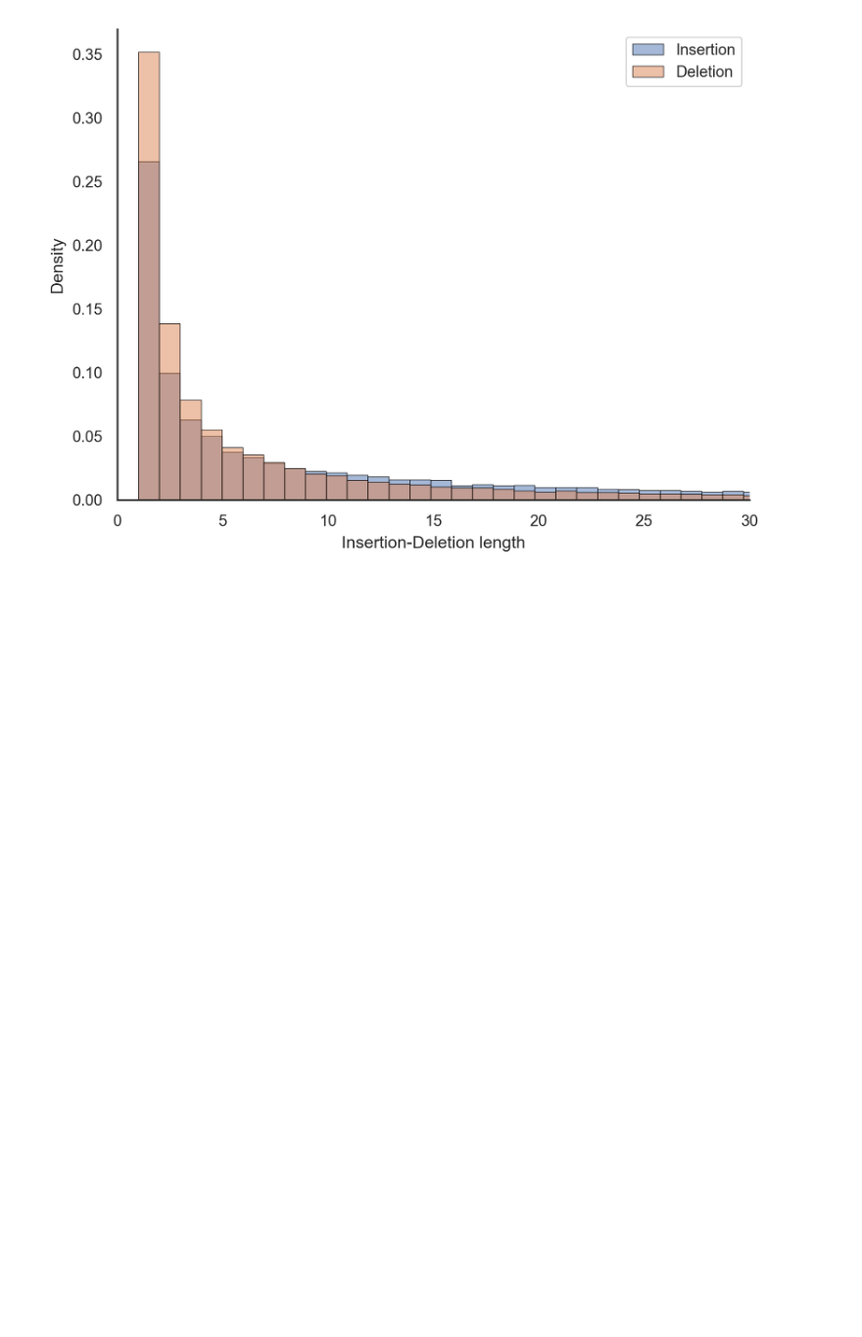
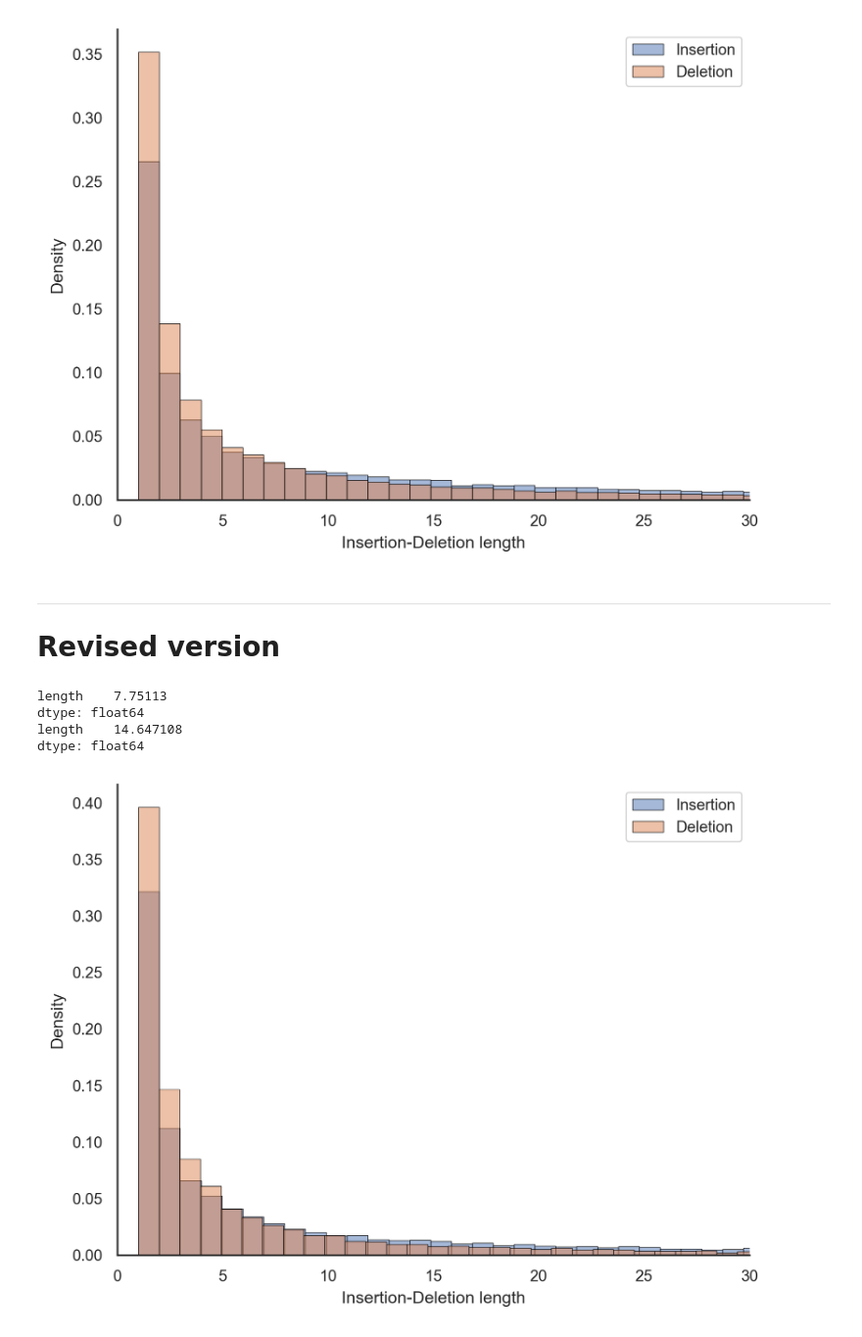
Before and after one commit to acg-team/Single-character-indel-ASR-preserves-long-indels, a Jupyter notebook: mammals_03_indel_length.ipynb, the cells around one changed output. Shown at 98% size. Saved outputs shown, nothing was run; the diff lists cells and outputs as text; code cells hidden in the pictures; blank space fills up the shorter version.

Commit message:
Added: The plot for revised section.

```diff
--- a/mammals_03_indel_length.ipynb
+++ b/mammals_03_indel_length.ipynb
@@ -77,3 +77,54 @@ dtype: float64
 length    17.805816
 dtype: float64
 [figure]
+# %% [markdown]
+---
+# Revised version
+# %%
+import json
+import seaborn as sns
+import matplotlib.pyplot as plt
+
+
+os.chdir(path)
+# Read the JSON file
+with open('./mammals_data/03_sub_deletion_length_list.json', 'r') as json_file:
+    del_data = json.load(json_file)
+with open('./mammals_data/03_sub_insertion_length_list.json', 'r') as json_file:
+    ins_data = json.load(json_file)
+
+# Flatten the nested lists
+flat_del_data = [item for sublist in del_data for item in sublist]
+df_del = pd.DataFrame(flat_del_data, columns=['length'])
+
+print(df_del.mean())
+
+flat_ins_data = [item for sublist in ins_data for item in sublist]
+df_ins = pd.DataFrame(flat_ins_data, columns=['length'])
+# print(flat_data)
+
+print(df_ins.mean())
+
+threshold=100
+filtered_df_del = df_del[df_del['length'] <= threshold]
+filtered_df_ins = df_ins[df_ins['length'] <= threshold]
+
+
+# Plot histogram using Seaborn
+fig = sns.histplot(data=filtered_df_ins, x='length', bins=100, kde=False, alpha=0.5, color=color_1, edgecolor='black',stat='density', label="Insertion")
+fig = sns.histplot(data=filtered_df_del, x='length', bins=100, kde=False, alpha=0.5, color=color_2, edgecolor='black',stat='density', label="Deletion")
+
+
+fig.set(ylabel='Density', xlabel='Insertion-Deletion length')#, title='Plot of the Emperical Indel Length Distributions on Mammalian Data')
+fig.set_xlim(0, 30)
+
+sns.despine()
+
+plt.legend()
+plt.show()
+# %% [output]
+length    7.75113
+dtype: float64
+length    14.647108
+dtype: float64
+[figure, added]
```
